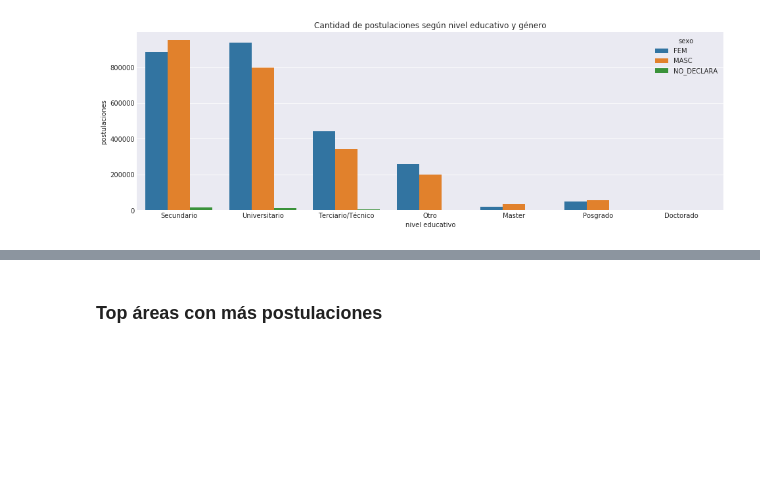
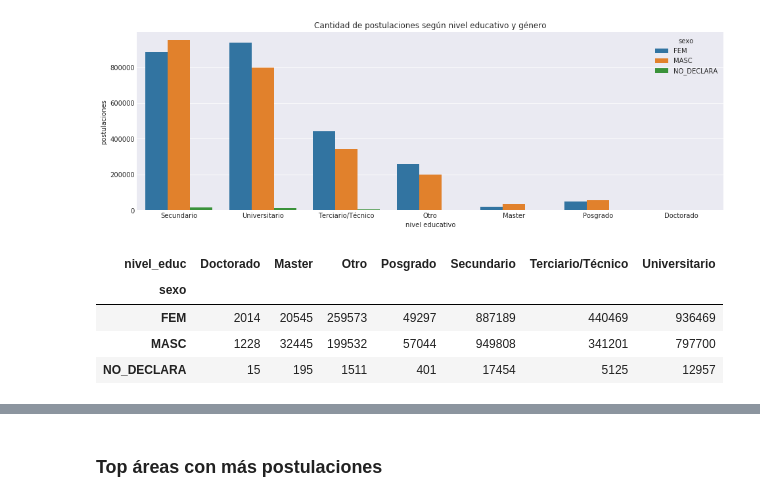
Before and after one commit to tbotalla/Datos1Q2018, a Jupyter notebook: parte1/Postulaciones.ipynb, the cells around one changed output, grey strips where cells are left out. Cells and saved outputs as stored; diff of their text form; code cells hidden in the pictures; blank space fills up the shorter version.

```diff
--- a/parte1/Postulaciones.ipynb
+++ b/parte1/Postulaciones.ipynb
@@ -143,3 +162,14 @@ plt.ylabel('postulaciones')
 plt.show()
 # %% [output]
 [figure]
+# %%
+data_to_pivot = data
+data_to_pivot['count'] = 1
+data_pivoted = data_to_pivot[['nivel_educ','sexo','count']].groupby(['sexo','nivel_educ']).sum().pivot_table(values='count',index='sexo',columns='nivel_educ')
+data_pivoted
+# %% [output]
+| nivel_educ | Doctorado | Master | Otro | Posgrado | Secundario | Terciario/Técnico | Universitario |
+| sexo |  |  |  |  |  |  |  |
+| FEM | 2014 | 20545 | 259573 | 49297 | 887189 | 440469 | 936469 |
+| MASC | 1228 | 32445 | 199532 | 57044 | 949808 | 341201 | 797700 |
+| NO_DECLARA | 15 | 195 | 1511 | 401 | 17454 | 5125 | 12957 |
```
Also changed, not shown: parts of 8 cells of this notebook.
